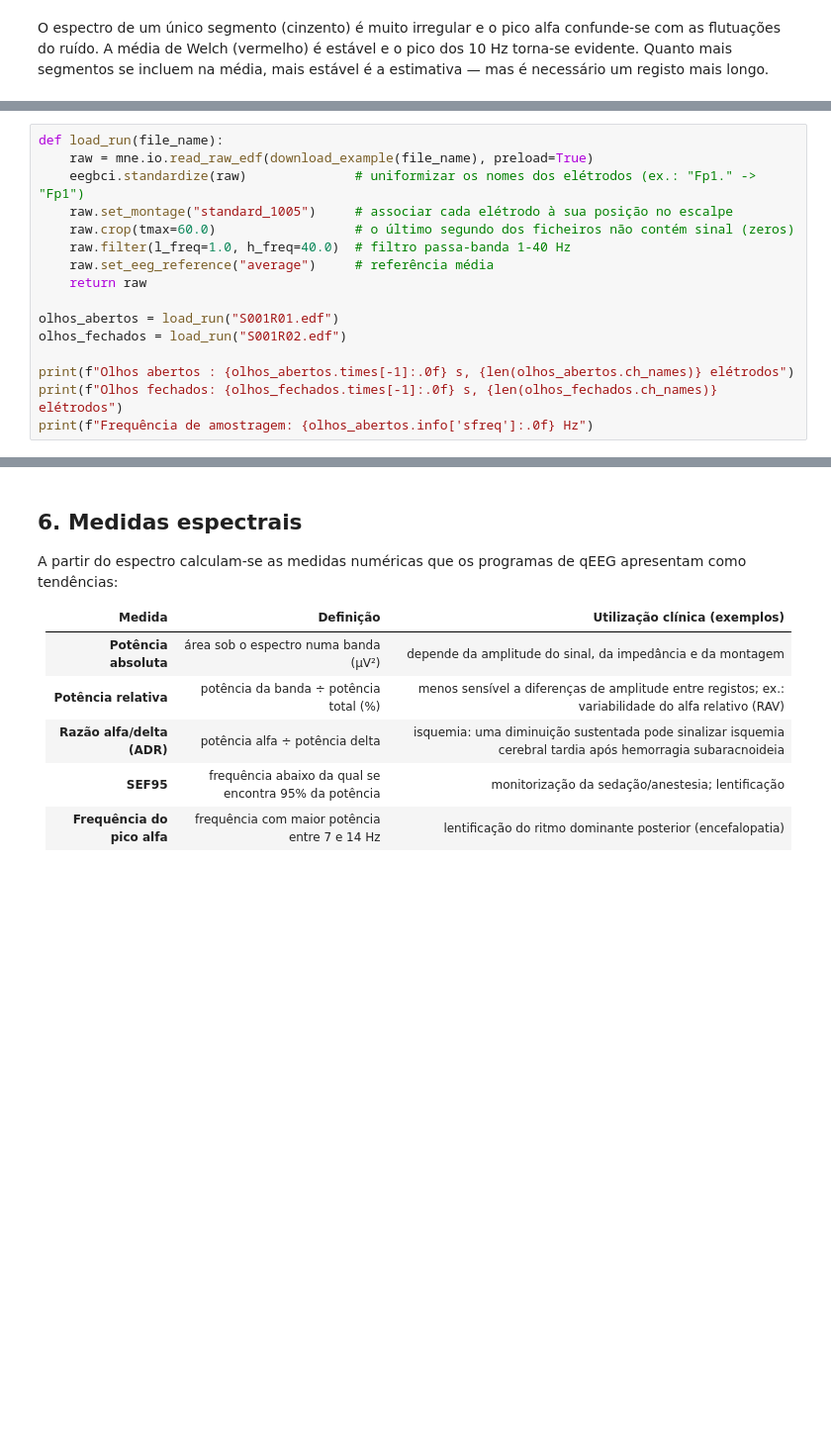
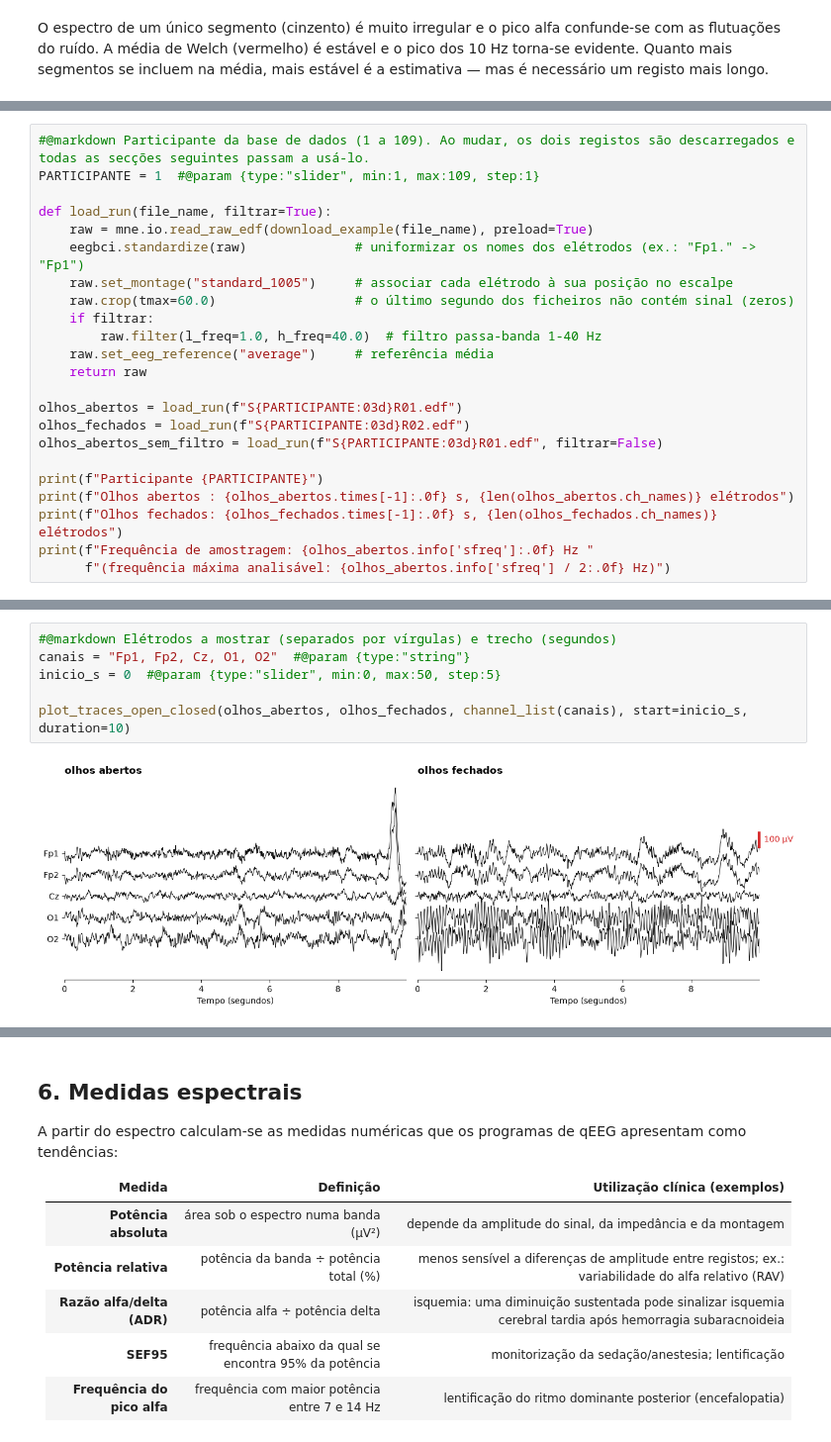
Before and after one commit to AnaLuciaRocha/eeg_course, a Jupyter notebook: notebooks/03_analise_espectral.ipynb, the cells around one changed output, grey strips where cells are left out. Shown at 99% size. Cells and saved outputs as stored; diff of their text form; blank space fills up the shorter version.

```diff
--- a/notebooks/03_analise_espectral.ipynb
+++ b/notebooks/03_analise_espectral.ipynb
@@ -257,17 +295,24 @@ Os dois registos são filtrados entre 1 e 40 Hz (ver notebook 01) e referenciado
 # %%
-def load_run(file_name):
+#@markdown Participante da base de dados (1 a 109). Ao mudar, os dois registos são descarregados e todas as secções seguintes passam a usá-lo.
+PARTICIPANTE = 1  #@param {type:"slider", min:1, max:109, step:1}
+
+def load_run(file_name, filtrar=True):
     raw = mne.io.read_raw_edf(download_example(file_name), preload=True)
     eegbci.standardize(raw)              # uniformizar os nomes dos elétrodos (ex.: "Fp1." -> "Fp1")
     raw.set_montage("standard_1005")     # associar cada elétrodo à sua posição no escalpe
     raw.crop(tmax=60.0)                  # o último segundo dos ficheiros não contém sinal (zeros)
-    raw.filter(l_freq=1.0, h_freq=40.0)  # filtro passa-banda 1-40 Hz
+    if filtrar:
+        raw.filter(l_freq=1.0, h_freq=40.0)  # filtro passa-banda 1-40 Hz
     raw.set_eeg_reference("average")     # referência média
     return raw
 
-olhos_abertos = load_run("S001R01.edf")
-olhos_fechados = load_run("S001R02.edf")
+olhos_abertos = load_run(f"S{PARTICIPANTE:03d}R01.edf")
+olhos_fechados = load_run(f"S{PARTICIPANTE:03d}R02.edf")
+olhos_abertos_sem_filtro = load_run(f"S{PARTICIPANTE:03d}R01.edf", filtrar=False)
 
+print(f"Participante {PARTICIPANTE}")
 print(f"Olhos abertos : {olhos_abertos.times[-1]:.0f} s, {len(olhos_abertos.ch_names)} elétrodos")
 print(f"Olhos fechados: {olhos_fechados.times[-1]:.0f} s, {len(olhos_fechados.ch_names)} elétrodos")
-print(f"Frequência de amostragem: {olhos_abertos.info['sfreq']:.0f} Hz")
+print(f"Frequência de amostragem: {olhos_abertos.info['sfreq']:.0f} Hz "
+      f"(frequência máxima analisável: {olhos_abertos.info['sfreq'] / 2:.0f} Hz)")
 # %% [output]
@@ -495,0 +626,8 @@ def plot_epochs_segmentation(recording, window=2.0, overlap=0.5, channels=("Fp1"
+# %%
+#@markdown Elétrodos a mostrar (separados por vírgulas) e trecho (segundos)
+canais = "Fp1, Fp2, Cz, O1, O2"  #@param {type:"string"}
+inicio_s = 0  #@param {type:"slider", min:0, max:50, step:5}
+
+plot_traces_open_closed(olhos_abertos, olhos_fechados, channel_list(canais), start=inicio_s, duration=10)
+# %% [output]
+[figure, added]
```
Also changed, not shown: parts of 34 cells of this notebook, 3 other files.
